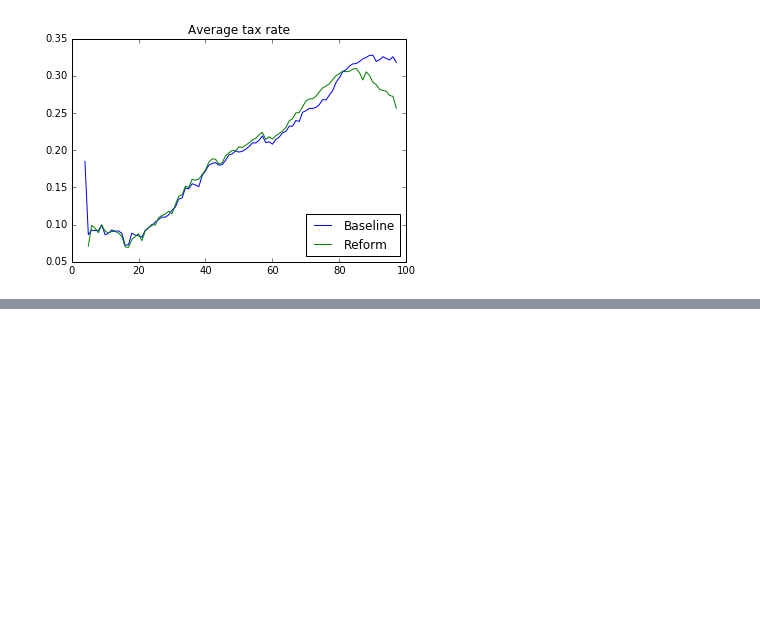
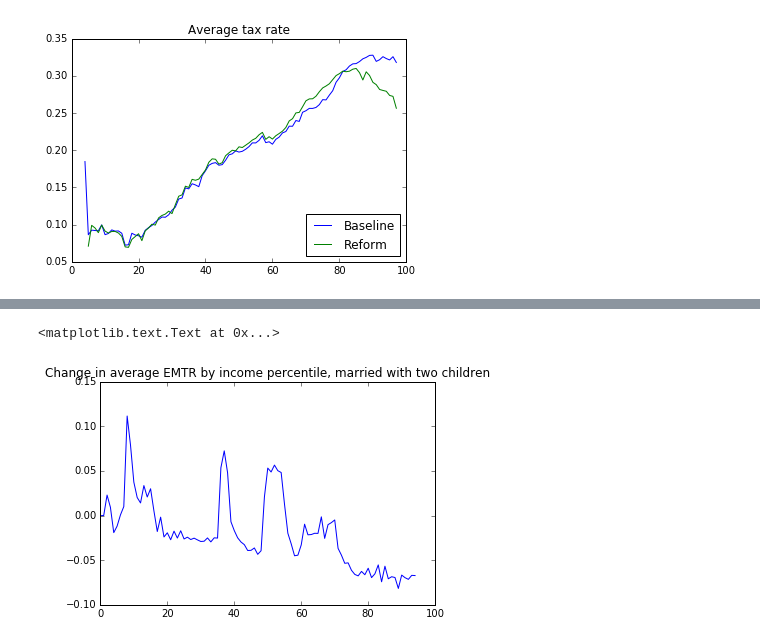
Before and after one commit to PSLmodels/Tax-Calculator, a Jupyter notebook: docs/notebooks/BetterWayReform.ipynb, the cells around one changed output, grey strips where cells are left out. Saved outputs shown, nothing was run; the diff lists cells and outputs as text; code cells hidden in the pictures; blank space fills up the shorter version.

```diff
--- a/docs/notebooks/BetterWayReform.ipynb
+++ b/docs/notebooks/BetterWayReform.ipynb
@@ -757,0 +952,7 @@ plot_evenly(calc_xx, calc_y1_beh, 'avgrate')
+# %%
+mtr_diff_m2k = group_evenly_family(calc_y1_beh, 'm2k')[1] - group_evenly_family(calc_xx, 'm2k')[1]
+plt.plot(mtr_diff_m2k)
+plt.title('Change in average EMTR by income percentile, married with two children')
+# %% [output]
+<matplotlib.text.Text at 0x...>
+[figure, added]
```
Also changed, not shown: parts of 43 cells of this notebook.
